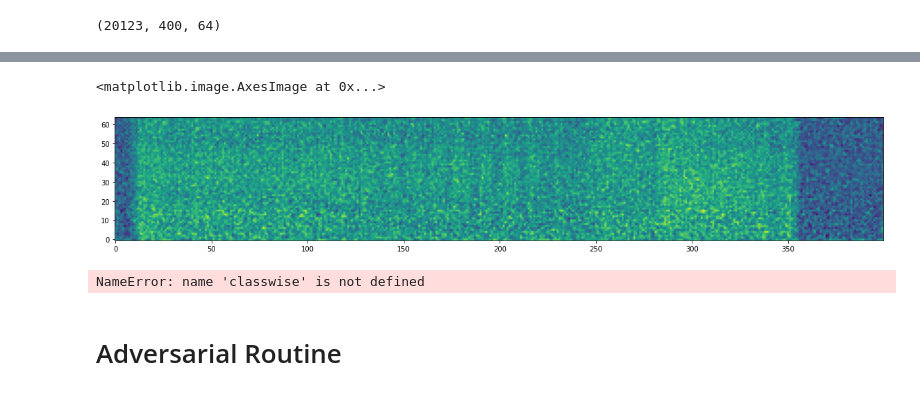
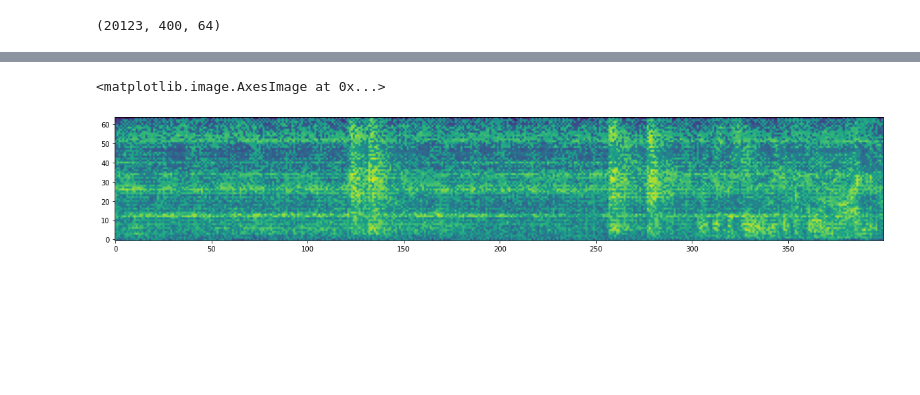
Before and after one commit to lijuncheng16/AudioSetDoneRight, a Jupyter notebook: AttackOcclude_resnet_trained_elsewhere.ipynb, the cells around one changed output, grey strips where cells are left out. Saved outputs shown, nothing was run; the diff lists cells and outputs as text; code cells hidden in the pictures; blank space fills up the shorter version.

```diff
--- a/AttackOcclude_resnet_trained_elsewhere.ipynb
+++ b/AttackOcclude_resnet_trained_elsewhere.ipynb
@@ -165,19 +165,15 @@ Now Use ImageNet Pretrained ResNet50 Model.
 optimizer = Adam(model.parameters())
 # %%
 prev_ckpt = torch.load(MODEL_FILE)
-# print(prev_ckpt.keys())
 # start_ckpt = prev_ckpt['epoch']
-# # scheduler.load_state_dict(prev_ckpt['scheduler'])
-# temp = {}
-# for key, val in prev_ckpt.items():
-#     key = key.replace('module.','')
-#     temp[key] = val
-model = nn.DataParallel(model)
-# # print(model.keys)
-model.load_state_dict(prev_ckpt)
-
-# # optimizer.load_state_dict(prev_ckpt['optimizer'])
-# # write_log('Loading model from %s' % args.continue_from_ckpt)
+# scheduler.load_state_dict(prev_ckpt['scheduler'])
+# model = nn.DataParallel(model)
+temp = {}
+for key, val in prev_ckpt.items():
+    key = key.replace('module.','')
+    temp[key] = val
+model.load_state_dict(temp)
+# optimizer.load_state_dict(prev_ckpt['optimizer'])
+# write_log('Loading model from %s' % args.continue_from_ckpt)
 model.eval()
-model.cuda()
 # %% [output]
@@ -407,12 +1474,12 @@ print(np.min(gas_eval_x1), np.max(gas_eval_x1))
 # %%
 pgd_dataset = torch.utils.data.TensorDataset(torch.from_numpy(gas_eval_x1[:]), torch.from_numpy(gas_eval_y[:].astype('float32')))
-pgd_dataloader = torch.utils.data.DataLoader(pgd_dataset, batch_size=100, shuffle=True)
+pgd_dataloader = torch.utils.data.DataLoader(pgd_dataset, batch_size=50, shuffle=True)
 # %%
-def pgd(model, dataloader, delta_global, num_steps, step_size, step_norm, eps, eps_norm, x_min, x_max, y_target=None):
+def pgd(model, dataloader, delta_global, num_steps, step_size, step_norm, eps, eps_norm, x_min, x_max, delta_min, delta_max, y_target=None):
     """Performs the projected gradient descent attack on a batch of images."""
     model.cuda().eval()
     targeted = y_target is not None
-    criterion = nn.BCEWithLogitsLoss().cuda()
+    criterion = nn.BCELoss().cuda()
     loss_global = 0
     for epoch in range(num_steps):
         torch.cuda.empty_cache()
@@ -434,8 +1501,8 @@ def pgd(model, dataloader, delta_global, num_steps, step_size, step_norm, eps, e
             #######   get gradient #################
 #             with torch.no_grad():
 #             model.train()# double check
-            with autocast():
-                out = model(_x_adv_1)
+
+            out = model(_x_adv_1)
 #                 print(out)
 #                 out = torch.sigmoid(out)
 #                 epsilon = 1e-7
@@ -444,10 +1511,10 @@ def pgd(model, dataloader, delta_global, num_steps, step_size, step_norm, eps, e
 #                 print(temp_out.shape, y.shape, temp_out.max(), temp_out.min())
 #                 print(temp_out.shape, y.shape)
 
-                loss = criterion(out, y.to('cuda', non_blocking=True))
-                loss_global += loss.item()
+            loss = criterion(out, y.to('cuda', non_blocking=True))
+            loss_global += loss.item()
 #                 print(loss.item(), loss_global)
-                loss.backward()
+            loss.backward()
 #             break
             ########   updated _x_adv ###############
             with torch.no_grad():
@@ -491,6 +1558,7 @@ def pgd(model, dataloader, delta_global, num_steps, step_size, step_norm, eps, e
             delta = torch.mean(delta,0)
 #             print(delta)
             delta_global += delta * N_1 / 20123
+            delta_global = delta_global.clamp(delta_min, delta_max)
 #             print(delta_global)
             for name, param in model.named_parameters():
                 if param.requires_grad:
@@ -502,5 +1570,5 @@ def pgd(model, dataloader, delta_global, num_steps, step_size, step_norm, eps, e
     return delta_global
 # %%
 torch.cuda.empty_cache()
-perturb = pgd(model, pgd_dataloader, torch.zeros((400,64)).cuda(), num_steps=20, step_size=0.03, step_norm='inf', eps= 0.5, eps_norm='2', x_min=-2.29, x_max=1.42, y_target=None )
+perturb = pgd(model, pgd_dataloader, torch.zeros((400,64)).cuda(), num_steps=20, step_size=0.01, step_norm='inf', eps= 0.1, eps_norm='inf', x_min=np.min(gas_eval_x1), x_max=np.max(gas_eval_x1), delta_min = torch.tensor(np.min(gas_eval_x1) - np.min(gas_eval_x1,axis=0)).cuda(), delta_max = torch.tensor(np.max(gas_eval_x1) - np.max(gas_eval_x1,axis=0)).cuda(), y_target=None )
 # %% [output]
@@ -512,7 +1597,7 @@ new_gas_eval = perturb.cpu().numpy() + gas_eval_x1
 # %%
 
 plt.figure(figsize = (20,10))
-plt.imshow(new_gas_eval[2].T, origin='lower')
+plt.imshow(new_gas_eval[1].T, origin='lower')
 # %% [output]
 <matplotlib.image.AxesImage at 0x...>
-[figure, old version]
+[figure, new version]
@@ -521,7 +1603,0 @@ import matplotlib.pyplot as plt
-# %%
-plt.plot(classwise)
-plt.figure(figsize=(400,100))
-# %% [output]
-NameError: name 'classwise' is not defined
-# %% [markdown]
-# Adversarial Routine
```
Also changed, not shown: parts of 91 cells of this notebook, 6 other files.
